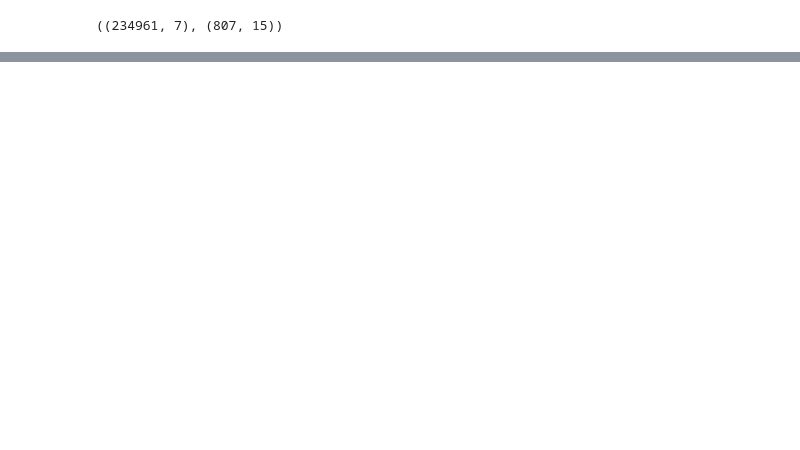
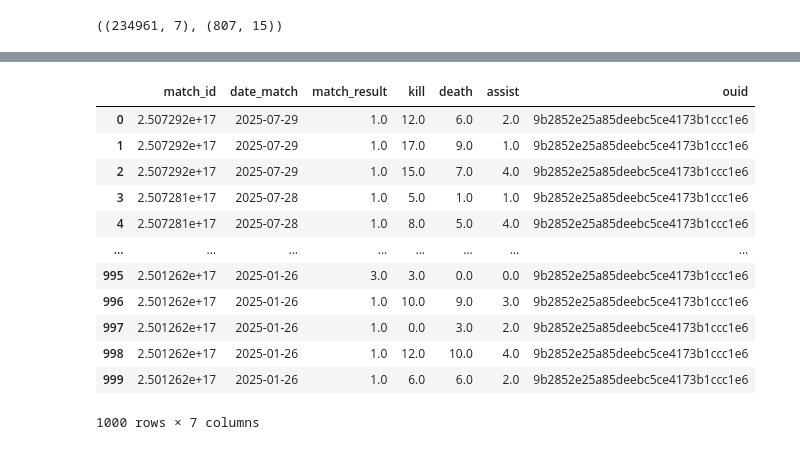
Before and after one commit to pjjongho/NEXON_API, a Jupyter notebook: SA/analysis/data_eda.ipynb, the cells around one changed output, grey strips where cells are left out. Cells and saved outputs as stored; diff of their text form; code cells hidden in the pictures; blank space fills up the shorter version.

```diff
--- a/SA/analysis/data_eda.ipynb
+++ b/SA/analysis/data_eda.ipynb
@@ -25,0 +137,16 @@ Index(['ouid', 'grade_ranking', 'season_grade_ranking', 'recent_win_rate',
+# %%
+df_match[df_match['ouid']=='9b2852e25a85deebc5ce4173b1ccc1e6']
+# %% [output]
+|  | match_id | date_match | match_result | kill | death | assist | ouid |
+| 0 | 2.507292e+17 | 2025-07-29 | 1.0 | 12.0 | 6.0 | 2.0 | 9b2852e25a85deebc5ce4173b1ccc1e6 |
+| 1 | 2.507292e+17 | 2025-07-29 | 1.0 | 17.0 | 9.0 | 1.0 | 9b2852e25a85deebc5ce4173b1ccc1e6 |
+| 2 | 2.507292e+17 | 2025-07-29 | 1.0 | 15.0 | 7.0 | 4.0 | 9b2852e25a85deebc5ce4173b1ccc1e6 |
+| 3 | 2.507281e+17 | 2025-07-28 | 1.0 | 5.0 | 1.0 | 1.0 | 9b2852e25a85deebc5ce4173b1ccc1e6 |
+| 4 | 2.507281e+17 | 2025-07-28 | 1.0 | 8.0 | 5.0 | 4.0 | 9b2852e25a85deebc5ce4173b1ccc1e6 |
+| ... | ... | ... | ... | ... | ... | ... | ... |
+| 995 | 2.501262e+17 | 2025-01-26 | 3.0 | 3.0 | 0.0 | 0.0 | 9b2852e25a85deebc5ce4173b1ccc1e6 |
+| 996 | 2.501262e+17 | 2025-01-26 | 1.0 | 10.0 | 9.0 | 3.0 | 9b2852e25a85deebc5ce4173b1ccc1e6 |
+| 997 | 2.501262e+17 | 2025-01-26 | 1.0 | 0.0 | 3.0 | 2.0 | 9b2852e25a85deebc5ce4173b1ccc1e6 |
+| 998 | 2.501262e+17 | 2025-01-26 | 1.0 | 12.0 | 10.0 | 4.0 | 9b2852e25a85deebc5ce4173b1ccc1e6 |
+| 999 | 2.501262e+17 | 2025-01-26 | 1.0 | 6.0 | 6.0 | 2.0 | 9b2852e25a85deebc5ce4173b1ccc1e6 |
+1000 rows × 7 columns
```
Also changed, not shown: parts of 21 cells of this notebook.
